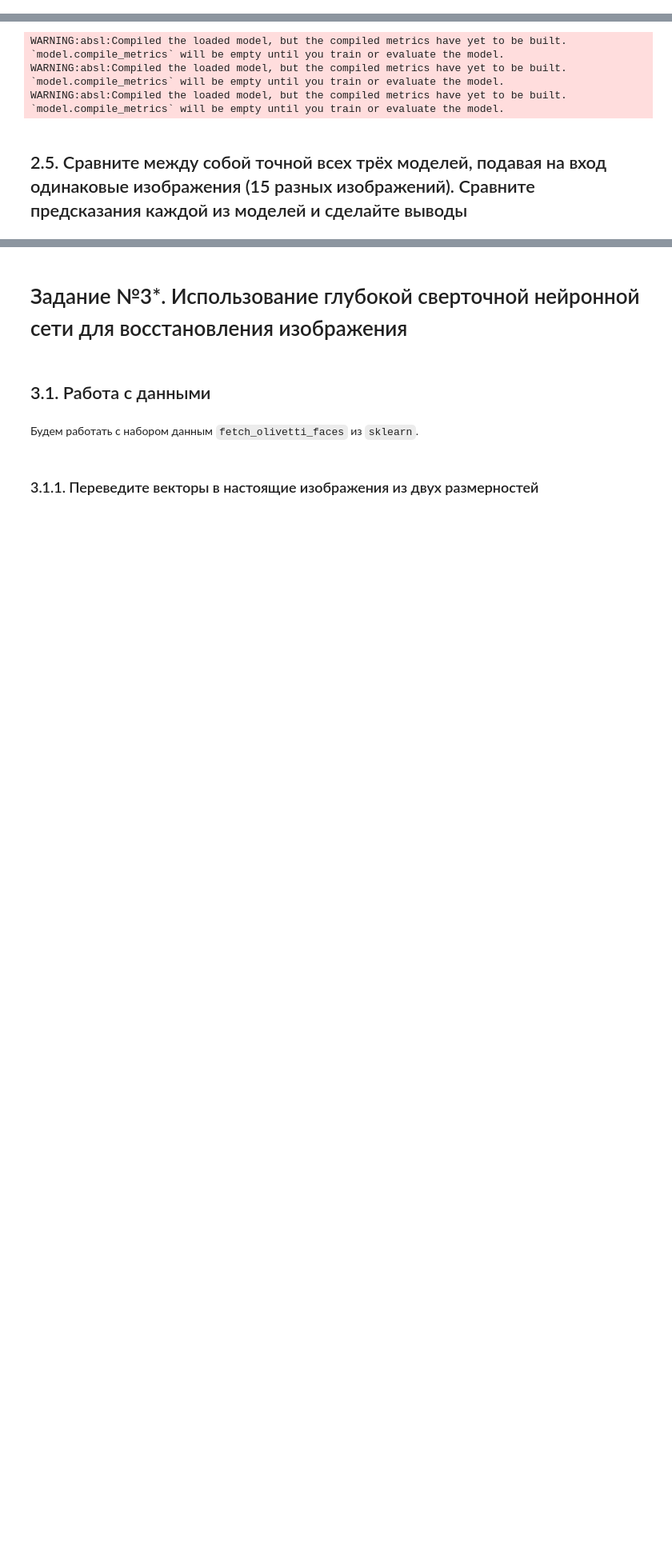
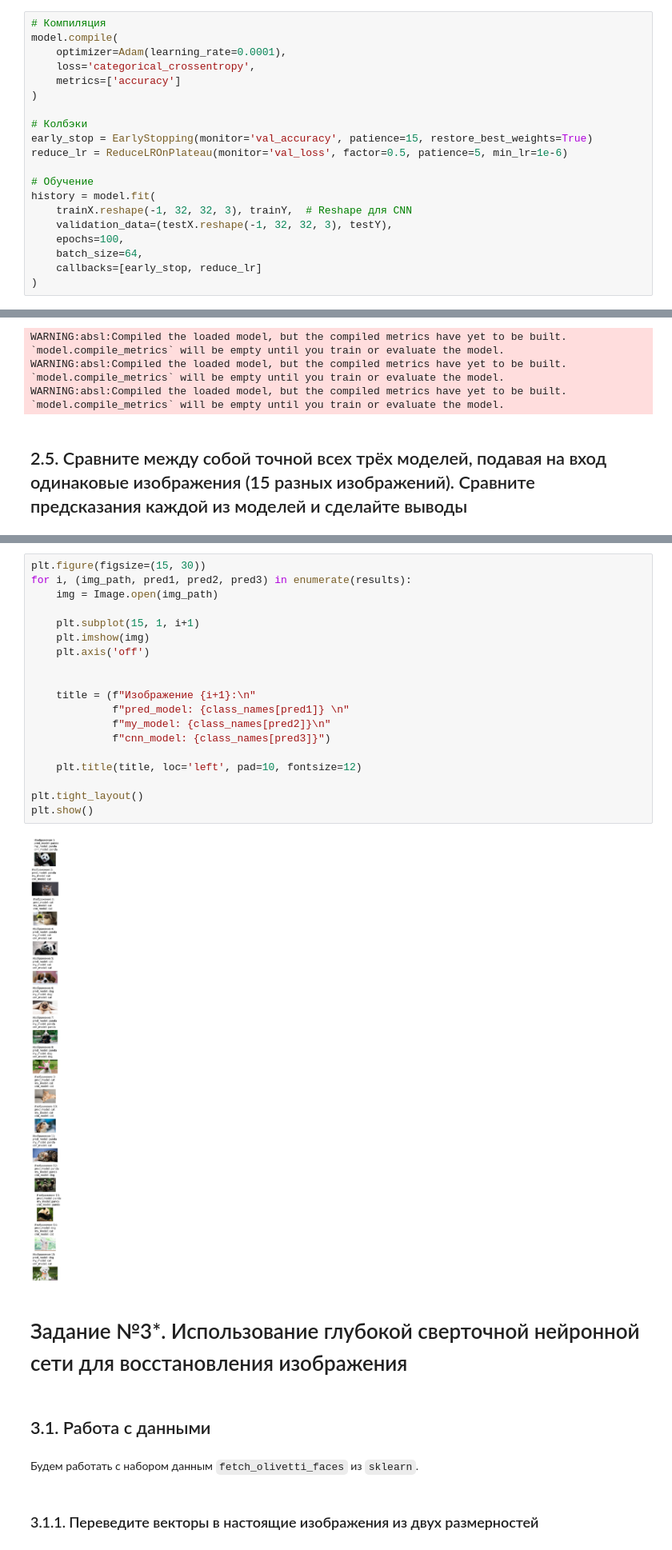
Before and after one commit to ivalozkaMIIGAiK/network, a Jupyter notebook: Практическая_работа_№3.ipynb, the cells around one changed output, grey strips where cells are left out. Shown at 80% size. Saved outputs shown, nothing was run; the diff lists cells and outputs as text; blank space fills up the shorter version.

```diff
--- a/Практическая_работа_№3.ipynb
+++ b/Практическая_работа_№3.ipynb
@@ -543,0 +525,20 @@ Epoch 30: val_accuracy did not improve from 0.34000
+# %%
+# Компиляция
+model.compile(
+    optimizer=Adam(learning_rate=0.0001),
+    loss='categorical_crossentropy',
+    metrics=['accuracy']
+)
+
+# Колбэки
+early_stop = EarlyStopping(monitor='val_accuracy', patience=15, restore_best_weights=True)
+reduce_lr = ReduceLROnPlateau(monitor='val_loss', factor=0.5, patience=5, min_lr=1e-6)
+
+# Обучение
+history = model.fit(
+    trainX.reshape(-1, 32, 32, 3), trainY,  # Reshape для CNN
+    validation_data=(testX.reshape(-1, 32, 32, 3), testY),
+    epochs=100,
+    batch_size=64,
+    callbacks=[early_stop, reduce_lr]
+)
@@ -614,3 +637,24 @@ ValueError: 'Моя модель' is not a valid root scope name. A root scope n
+# %%
+plt.figure(figsize=(15, 30))
+for i, (img_path, pred1, pred2, pred3) in enumerate(results):
+    img = Image.open(img_path)
+
+    plt.subplot(15, 1, i+1)
+    plt.imshow(img)
+    plt.axis('off')
+
+
+    title = (f"Изображение {i+1}:\n"
+             f"pred_model: {class_names[pred1]} \n"
+             f"my_model: {class_names[pred2]}\n"
+             f"cnn_model: {class_names[pred3]}")
+
+    plt.title(title, loc='left', pad=10, fontsize=12)
+
+plt.tight_layout()
+plt.show()
+# %% [output]
+[figure, added]
 # %% [markdown]
 # Задание №3*. Использование глубокой сверточной нейронной сети для восстановления изображения
 # %% [markdown]
```
Also changed, not shown: parts of 27 cells of this notebook.
